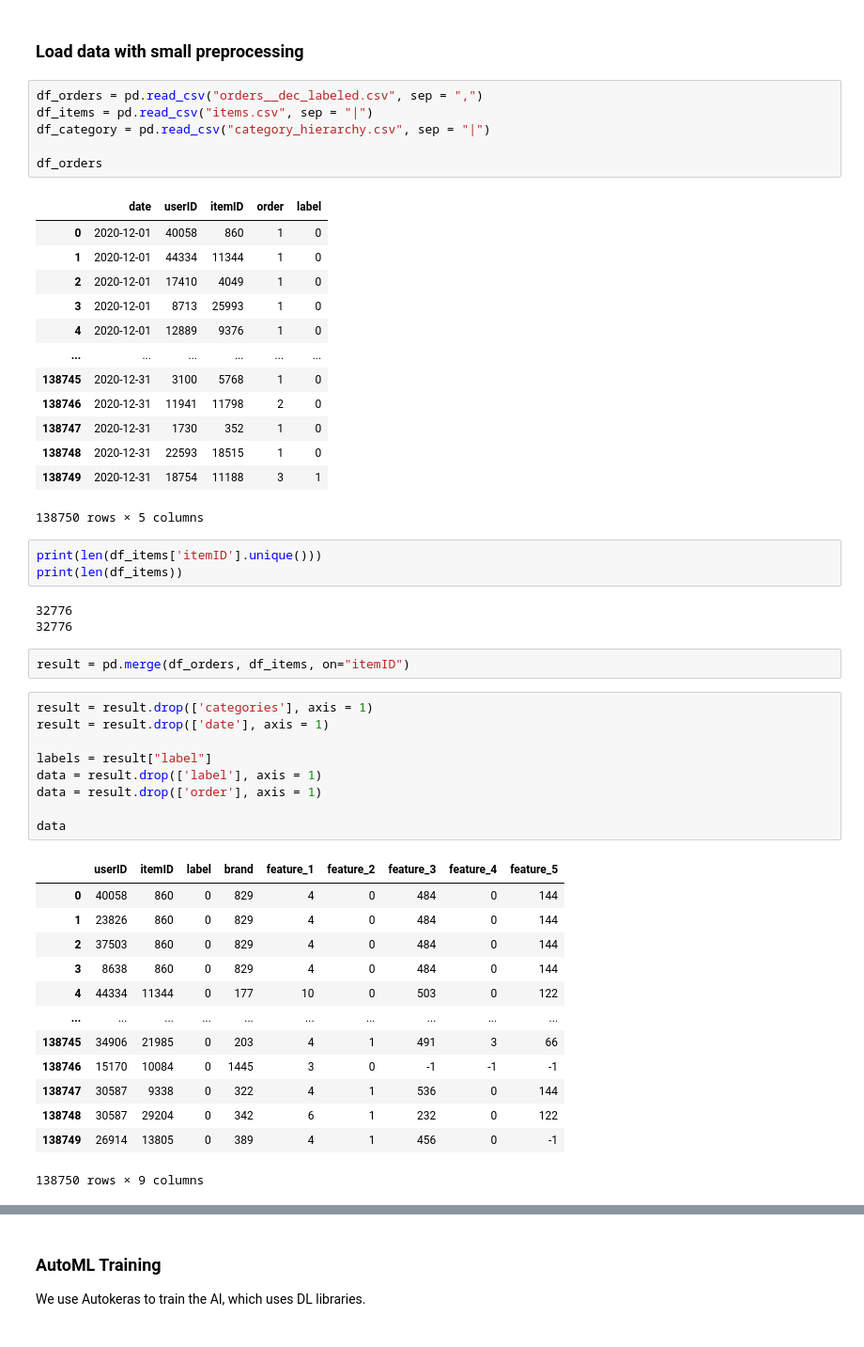
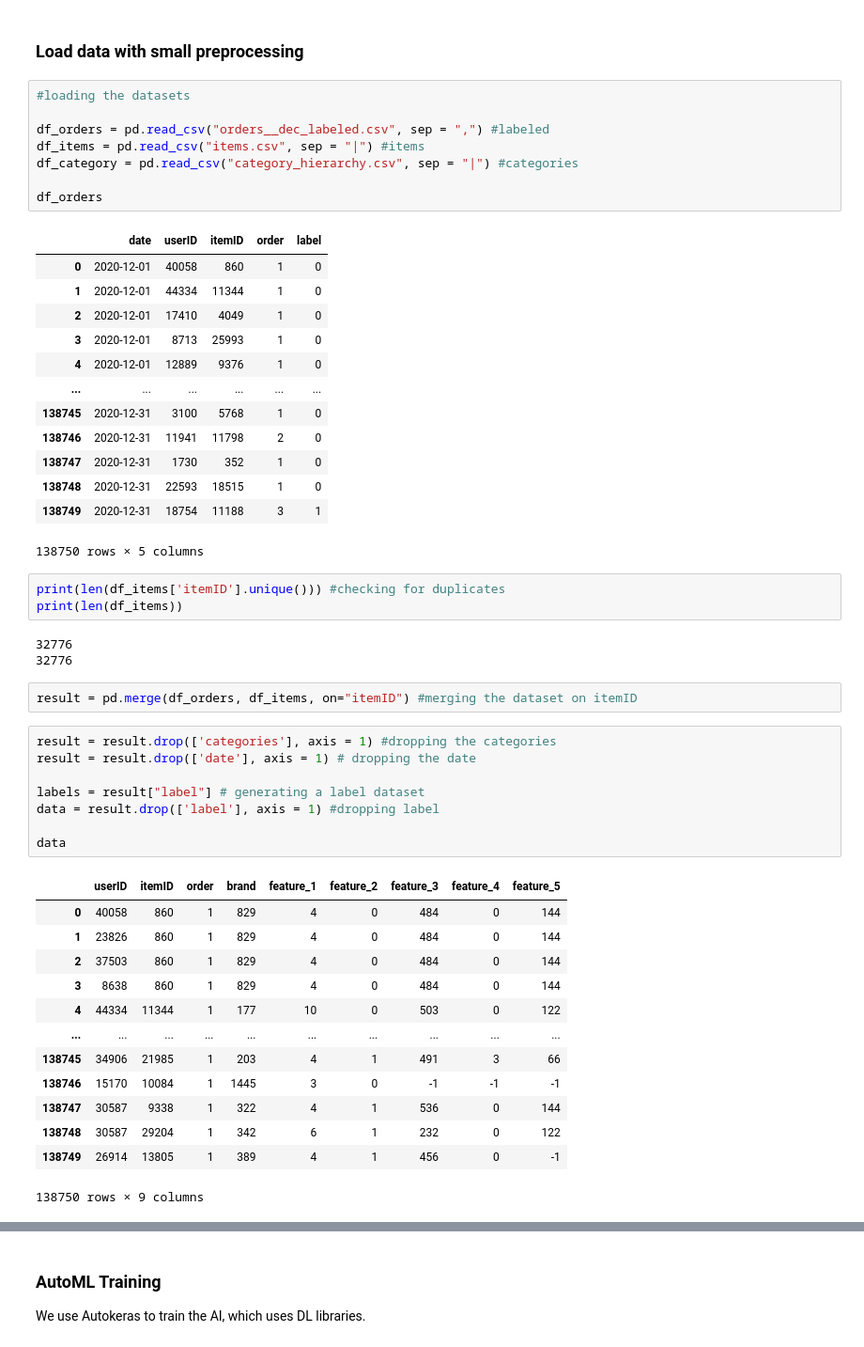
Before and after one commit to zhong3401/Data-Mining2, a Jupyter notebook: AI_Training_Patrick.ipynb, the cells around one changed output, grey strips where cells are left out. Shown at 94% size. Drawn from its saved outputs; the diff is of its cells as text.

```diff
--- a/AI_Training_Patrick.ipynb
+++ b/AI_Training_Patrick.ipynb
@@ -29,9 +32,11 @@ def _compute_points_for_row(row):
 # %% [markdown]
 ### Load data with small preprocessing
 # %%
-df_orders = pd.read_csv("orders__dec_labeled.csv", sep = ",")
-df_items = pd.read_csv("items.csv", sep = "|")
-df_category = pd.read_csv("category_hierarchy.csv", sep = "|")
+#loading the datasets
+
+df_orders = pd.read_csv("orders__dec_labeled.csv", sep = ",") #labeled
+df_items = pd.read_csv("items.csv", sep = "|") #items
+df_category = pd.read_csv("category_hierarchy.csv", sep = "|") #categories
 
 df_orders
 # %% [output]
@@ -49,34 +54,33 @@ df_orders
 | 138749 | 2020-12-31 | 18754 | 11188 | 3 | 1 |
 138750 rows × 5 columns
 # %%
-print(len(df_items['itemID'].unique()))
+print(len(df_items['itemID'].unique())) #checking for duplicates
 print(len(df_items))
 # %% [output]
 32776
 32776
 # %%
-result = pd.merge(df_orders, df_items, on="itemID")
+result = pd.merge(df_orders, df_items, on="itemID") #merging the dataset on itemID
 # %%
-result = result.drop(['categories'], axis = 1)
-result = result.drop(['date'], axis = 1)
+result = result.drop(['categories'], axis = 1) #dropping the categories
+result = result.drop(['date'], axis = 1) # dropping the date
 
-labels = result["label"]
-data = result.drop(['label'], axis = 1)
-data = result.drop(['order'], axis = 1)
+labels = result["label"] # generating a label dataset
+data = result.drop(['label'], axis = 1) #dropping label
 
 data
 # %% [output]
-|  | userID | itemID | label | brand | feature_1 | feature_2 | feature_3 | feature_4 | feature_5 |
-| 0 | 40058 | 860 | 0 | 829 | 4 | 0 | 484 | 0 | 144 |
-| 1 | 23826 | 860 | 0 | 829 | 4 | 0 | 484 | 0 | 144 |
-| 2 | 37503 | 860 | 0 | 829 | 4 | 0 | 484 | 0 | 144 |
-| 3 | 8638 | 860 | 0 | 829 | 4 | 0 | 484 | 0 | 144 |
-| 4 | 44334 | 11344 | 0 | 177 | 10 | 0 | 503 | 0 | 122 |
+|  | userID | itemID | order | brand | feature_1 | feature_2 | feature_3 | feature_4 | feature_5 |
+| 0 | 40058 | 860 | 1 | 829 | 4 | 0 | 484 | 0 | 144 |
+| 1 | 23826 | 860 | 1 | 829 | 4 | 0 | 484 | 0 | 144 |
+| 2 | 37503 | 860 | 1 | 829 | 4 | 0 | 484 | 0 | 144 |
+| 3 | 8638 | 860 | 1 | 829 | 4 | 0 | 484 | 0 | 144 |
+| 4 | 44334 | 11344 | 1 | 177 | 10 | 0 | 503 | 0 | 122 |
 | ... | ... | ... | ... | ... | ... | ... | ... | ... | ... |
-| 138745 | 34906 | 21985 | 0 | 203 | 4 | 1 | 491 | 3 | 66 |
-| 138746 | 15170 | 10084 | 0 | 1445 | 3 | 0 | -1 | -1 | -1 |
-| 138747 | 30587 | 9338 | 0 | 322 | 4 | 1 | 536 | 0 | 144 |
-| 138748 | 30587 | 29204 | 0 | 342 | 6 | 1 | 232 | 0 | 122 |
-| 138749 | 26914 | 13805 | 0 | 389 | 4 | 1 | 456 | 0 | -1 |
+| 138745 | 34906 | 21985 | 1 | 203 | 4 | 1 | 491 | 3 | 66 |
+| 138746 | 15170 | 10084 | 1 | 1445 | 3 | 0 | -1 | -1 | -1 |
+| 138747 | 30587 | 9338 | 1 | 322 | 4 | 1 | 536 | 0 | 144 |
+| 138748 | 30587 | 29204 | 1 | 342 | 6 | 1 | 232 | 0 | 122 |
+| 138749 | 26914 | 13805 | 1 | 389 | 4 | 1 | 456 | 0 | -1 |
 138750 rows × 9 columns
 # %%
```
Also changed, not shown: parts of 11 cells of this notebook.
